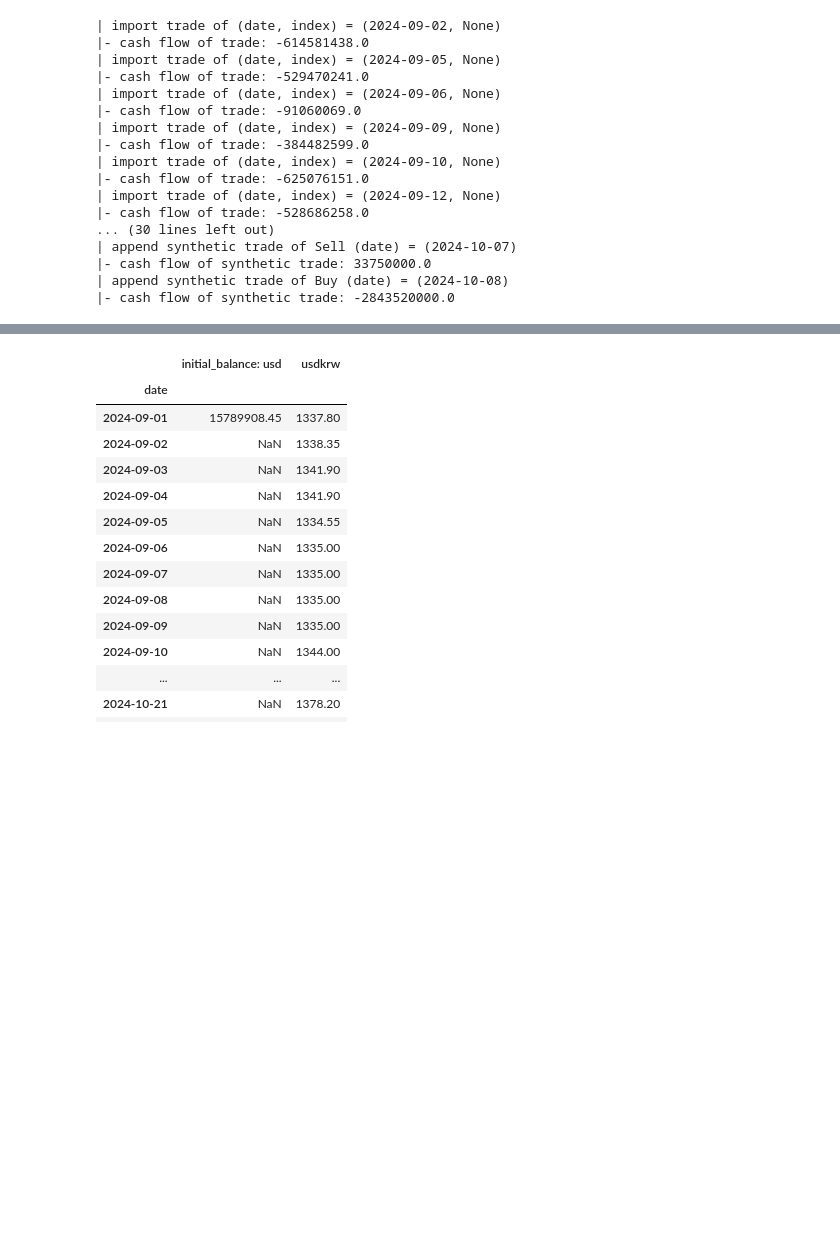
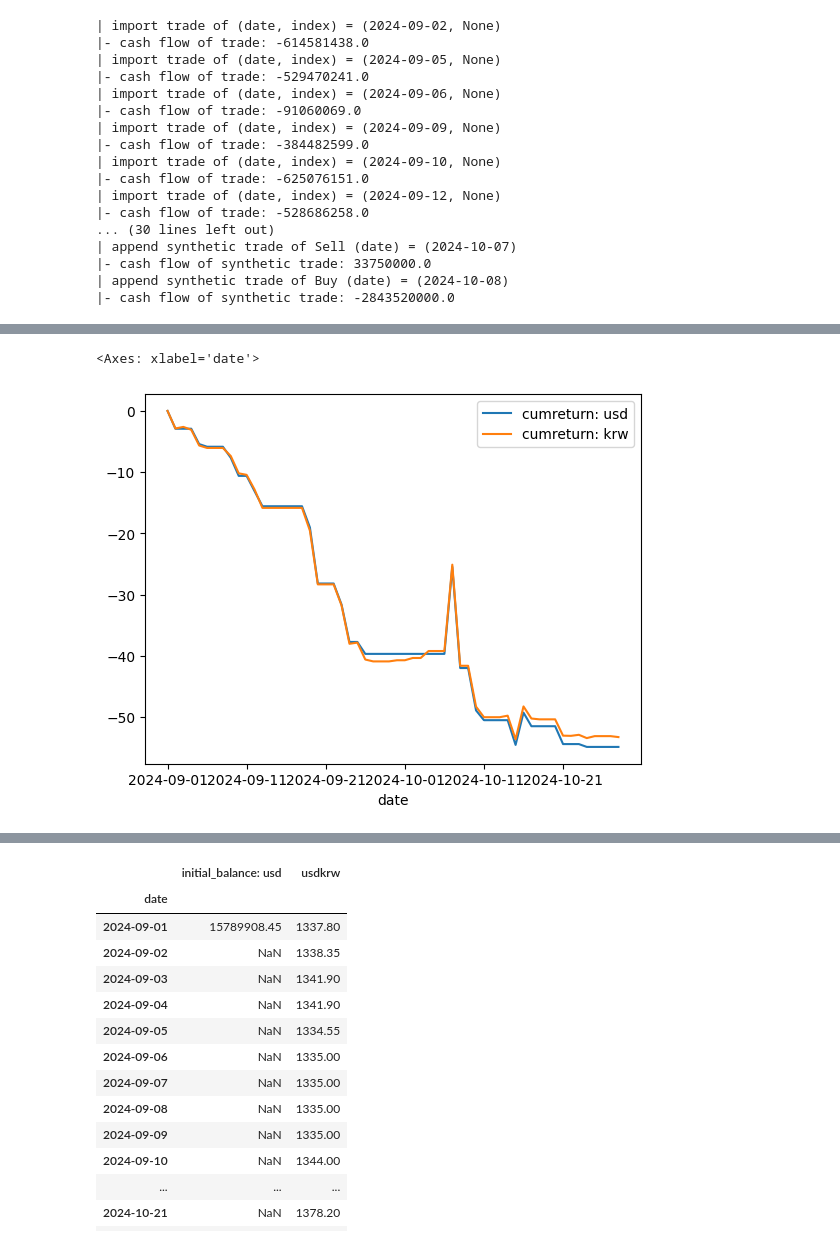
Before and after one commit to nailen1/cayman_office_system, a Jupyter notebook: fix-timeseries-algorithm.ipynb, the cells around one changed output, grey strips where cells are left out. Cells and saved outputs as stored; diff of their text form; code cells hidden in the pictures; blank space fills up the shorter version.

```diff
--- a/fix-timeseries-algorithm.ipynb
+++ b/fix-timeseries-algorithm.ipynb
@@ -28,0 +50,3 @@ ts = Timeseries(trades=trades)
+# %%
+df = ts.df
+df
@@ -28,0 +72,6 @@ ts = Timeseries(trades=trades)
+# %%
+df['weight_cash: usd'] = df['cash: usd'] / df['nav: usd'] * 100
+df['weight_cash: krw'] = df['cash: krw'] / df['nav: krw'] * 100
+df['weight_stock: usd'] = df['stock: usd'] / df['nav: usd'] * 100
+df['weight_stock: krw'] = df['stock: krw'] / df['nav: krw'] * 100
+df
@@ -28,0 +97,7 @@ ts = Timeseries(trades=trades)
+# %%
+df = df[['cash: usd', 'cash: krw']]
+df['return: usd'] = df['cash: usd'].pct_change().fillna(0)
+df['return: krw'] = df['cash: krw'].pct_change().fillna(0)
+df['cumreturn: usd'] = (df['cash: usd'] / df['cash: usd'].iloc[0] - 1) * 100
+df['cumreturn: krw'] = (df['cash: krw'] / df['cash: krw'].iloc[0] - 1) * 100
+df
@@ -28,0 +143,5 @@ ts = Timeseries(trades=trades)
+# %%
+df[['cumreturn: usd', 'cumreturn: krw']].plot()
+# %% [output]
+<Axes: xlabel='date'>
+[figure, added]
```
Also changed, not shown: parts of 14 cells of this notebook, 12 other files.
